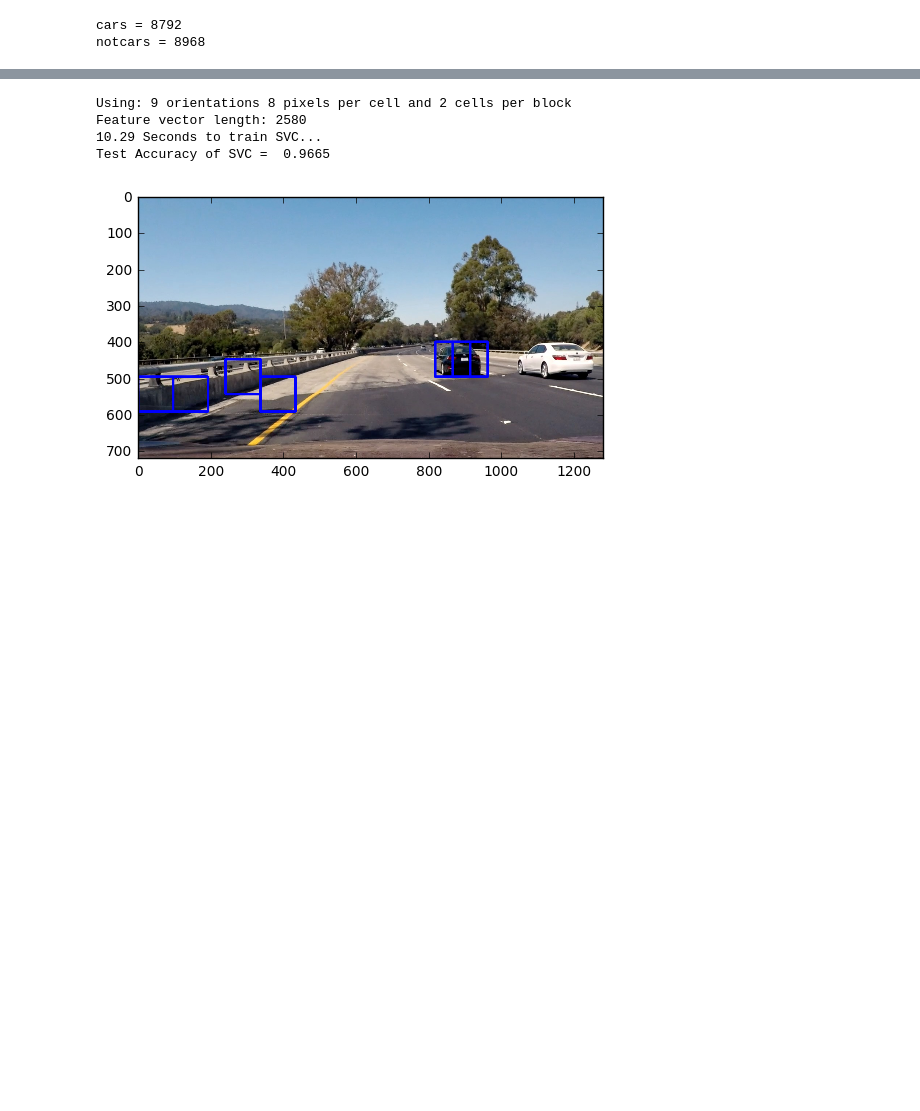
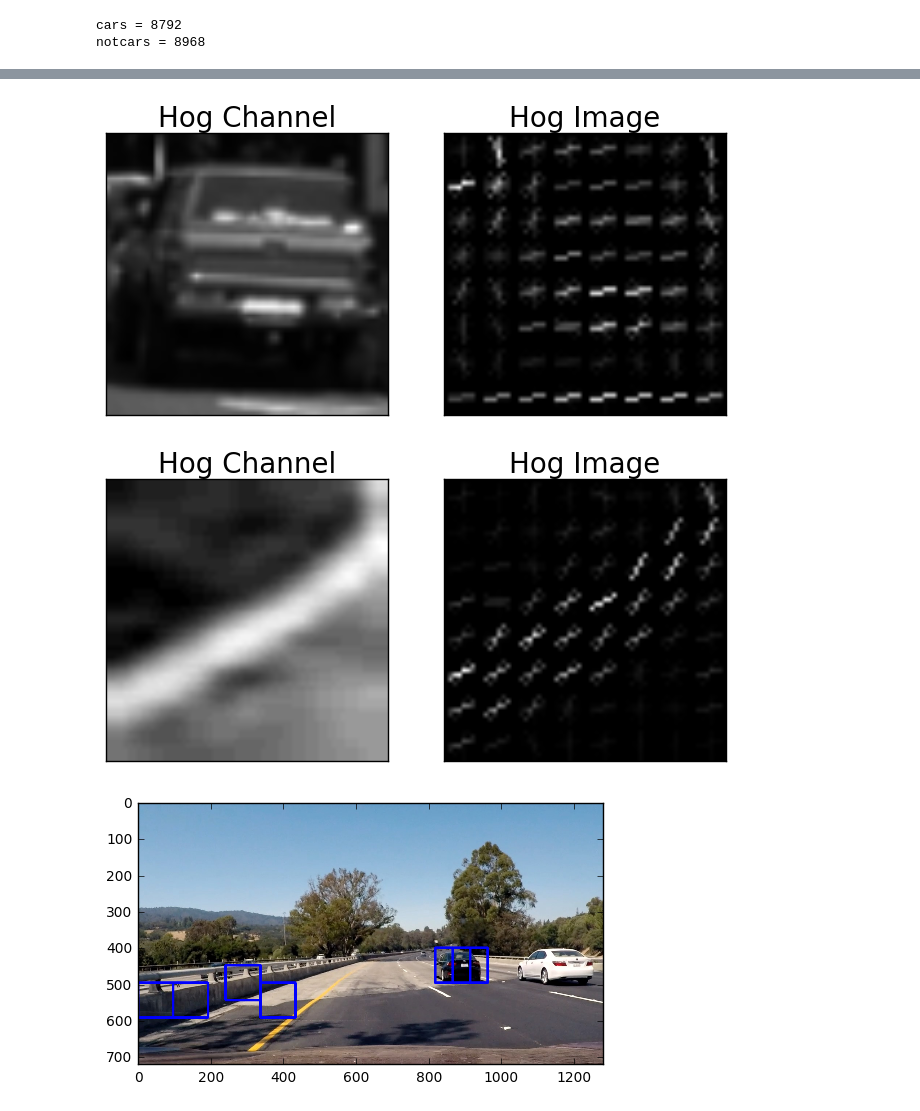
Before and after one commit to HidetoKimura/carnd_vehicle_detection, a Jupyter notebook: project_main.ipynb, the cells around one changed output, grey strips where cells are left out. Saved outputs shown, nothing was run; the diff lists cells and outputs as text; code cells hidden in the pictures; blank space fills up the shorter version.

```diff
--- a/project_main.ipynb
+++ b/project_main.ipynb
@@ -196,9 +196,62 @@ def draw_boxes(img, bboxes, color=(0, 0, 255), thick=6):
         cv2.rectangle(imcopy, bbox[0], bbox[1], color, thick)
     # Return the image copy with boxes drawn
     return imcopy
+# %%
+def get_hog_image(img, orient=9, pix_per_cell=8, cell_per_block=2):
+    features,hog_image = get_hog_features(img, orient, pix_per_cell,
+                                              cell_per_block, vis=True, feature_vec=True)
+    return hog_image
+
+colorspace=cv2.COLOR_RGB2YUV
+hog_channel=0
+
+# Car
+car_idx = np.random.randint(0,len(cars))
+car_img = plt.imread(cars[car_idx])
+car_cnv_img = cv2.cvtColor(car_img, colorspace)
+car_hog_img = get_hog_image(car_cnv_img[:,:,hog_channel])
+
+# Plot the result
+fig = plt.figure(figsize=(8, 4))
+subplot = fig.add_subplot(1,2,1)
+subplot.set_xticks([])
+subplot.set_yticks([])
+subplot.set_title('Hog Channel', fontsize=20)
+subplot.imshow(car_cnv_img[:,:,hog_channel], cmap='gray')
+
+subplot2 = fig.add_subplot(1,2,2)
+subplot2.set_xticks([])
+subplot2.set_yticks([])
+subplot2.set_title('Hog Image', fontsize=20)
+subplot2.imshow(car_hog_img, cmap='gray')
+plt.show()
+
+# Not Car
+notcar_idx = np.random.randint(0,len(notcars))
+notcar_img = plt.imread(notcars[notcar_idx])
+notcar_cnv_img = cv2.cvtColor(notcar_img, colorspace)
+notcar_hog_img = get_hog_image(notcar_cnv_img[:,:,hog_channel])
+
+# Plot the result
+fig = plt.figure(figsize=(8, 4))
+subplot = fig.add_subplot(1,2,1)
+subplot.set_xticks([])
+subplot.set_yticks([])
+subplot.set_title('Hog Channel', fontsize=20)
+subplot.imshow(notcar_img[:,:,hog_channel], cmap='gray')
+
+subplot2 = fig.add_subplot(1,2,2)
+subplot2.set_xticks([])
+subplot2.set_yticks([])
+subplot2.set_title('Hog Image', fontsize=20)
+subplot2.imshow(notcar_hog_img, cmap='gray')
+plt.show()
+# %% [output]
+[figure, added]
+[figure, added]
 # %%
 ### TODO: Tweak these parameters and see how the results change.
-color_space = 'RGB' # Can be RGB, HSV, LUV, HLS, YUV, YCrCb
+color_space = 'YUV' # Can be RGB, HSV, LUV, HLS, YUV, YCrCb
 orient = 9  # HOG orientations
 pix_per_cell = 8 # HOG pixels per cell
 cell_per_block = 2 # HOG cells per block
@@ -208,7 +261,6 @@ hist_bins = 16    # Number of histogram bins
 spatial_feat = True # Spatial features on or off
 hist_feat = True # Histogram features on or off
 hog_feat = True # HOG features on or off
-y_start_stop = [400, 600] # Min and max in y to search in slide_window()
 
 car_features = extract_features(cars, color_space=color_space,
                         spatial_size=spatial_size, hist_bins=hist_bins,
@@ -252,11 +304,6 @@ print(round(t2-t, 2), 'Seconds to train SVC...')
 print('Test Accuracy of SVC = ', round(svc.score(X_test, y_test), 4))
 # Check the prediction time for a single sample
 t=time.time()
-# %% [output]
-Using: 9 orientations 8 pixels per cell and 2 cells per block
-Feature vector length: 2580
-10.29 Seconds to train SVC...
-Test Accuracy of SVC =  0.9665
 # %%
 # Define a function to extract features from a single image window
 # This function is very similar to extract_features()
```
Also changed, not shown: parts of 3 cells of this notebook.
